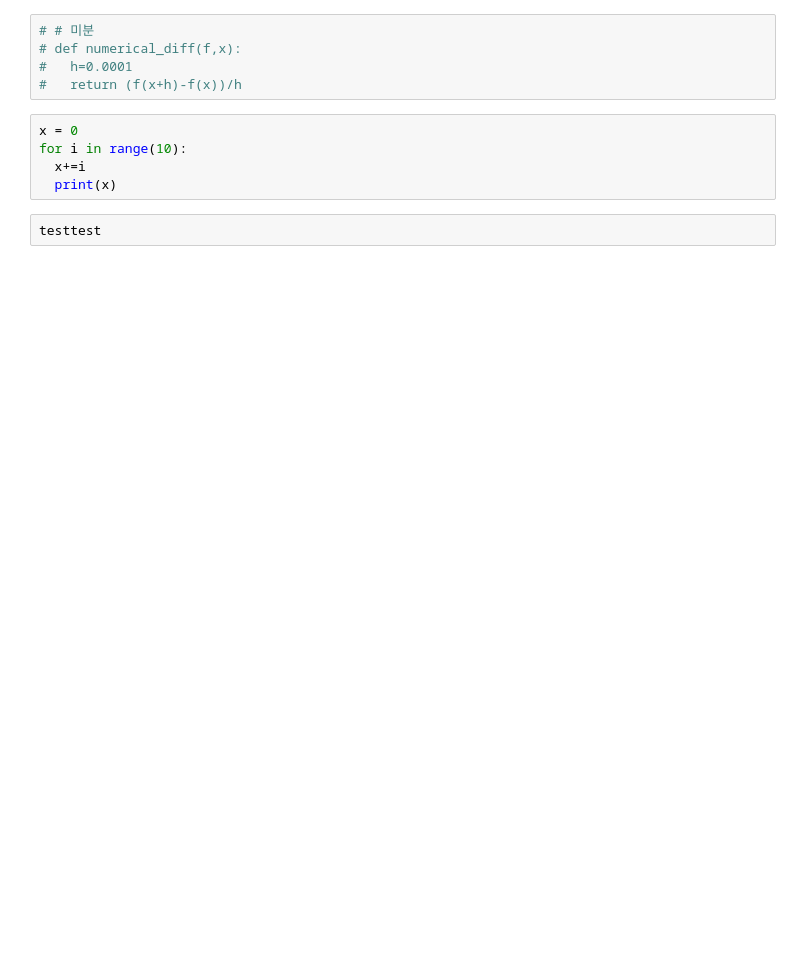
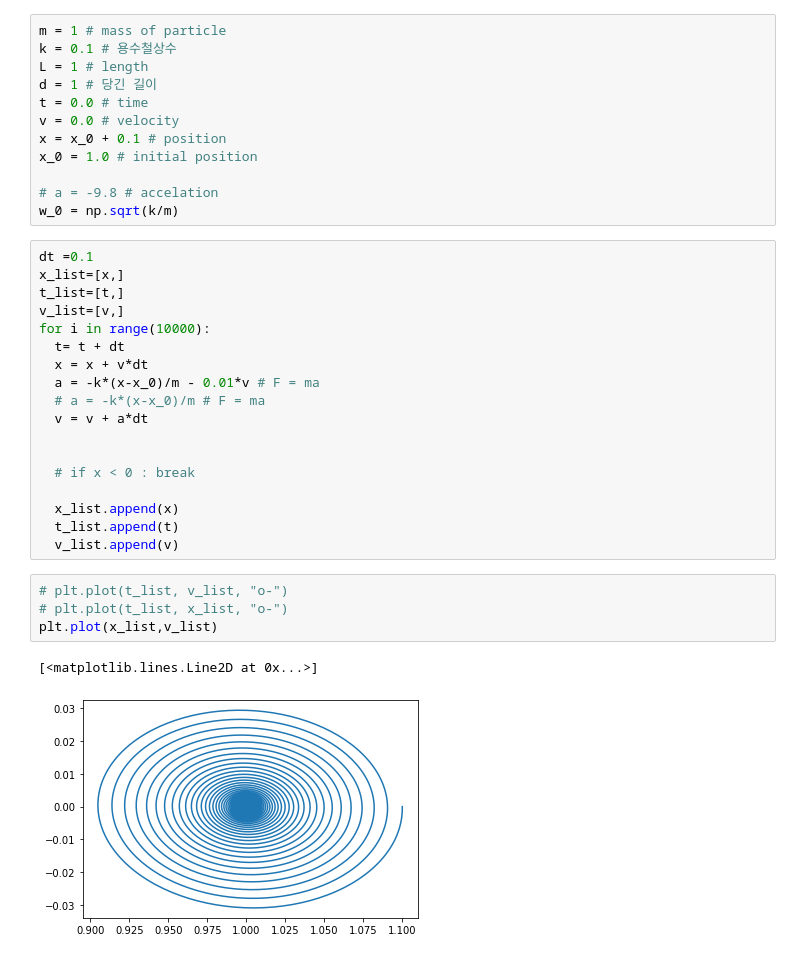
Before and after one commit to khu-bigphys-2020/lectures-bigphys, a Jupyter notebook: 01_LeeDooBong.ipynb, the cells around one changed output. Drawn from its saved outputs; the diff is of its cells as text; blank space fills up the shorter version.

```diff
--- a/01_LeeDooBong.ipynb
+++ b/01_LeeDooBong.ipynb
@@ -15,12 +7,37 @@ d=1
-# %%
-# # 미분
-# def numerical_diff(f,x):
-#   h=0.0001
-#   return (f(x+h)-f(x))/h
-# %%
-x = 0
-for i in range(10):
-  x+=i
-  print(x)
-# %%
-testtest
+# %%
+m = 1 # mass of particle
+k = 0.1 # 용수철상수
+L = 1 # length
+d = 1 # 당긴 길이
+t = 0.0 # time
+v = 0.0 # velocity
+x = x_0 + 0.1 # position
+x_0 = 1.0 # initial position
+
+# a = -9.8 # accelation
+w_0 = np.sqrt(k/m)
+# %%
+dt =0.1
+x_list=[x,]
+t_list=[t,]
+v_list=[v,]
+for i in range(10000):
+  t= t + dt
+  x = x + v*dt
+  a = -k*(x-x_0)/m - 0.01*v # F = ma
+  # a = -k*(x-x_0)/m # F = ma
+  v = v + a*dt
+
+
+  # if x < 0 : break
+
+  x_list.append(x)
+  t_list.append(t)
+  v_list.append(v)
+# %%
+# plt.plot(t_list, v_list, "o-")
+# plt.plot(t_list, x_list, "o-")
+plt.plot(x_list,v_list)
+# %% [output]
+[<matplotlib.lines.Line2D at 0x...>]
+[figure, added]
```
Also changed, not shown: parts of 2 cells of this notebook.
